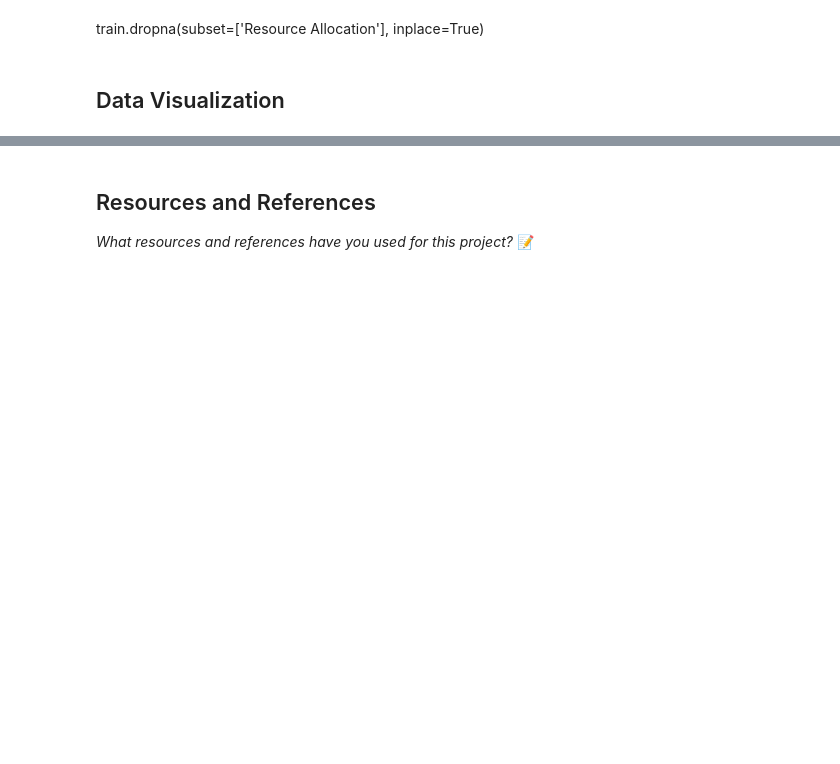
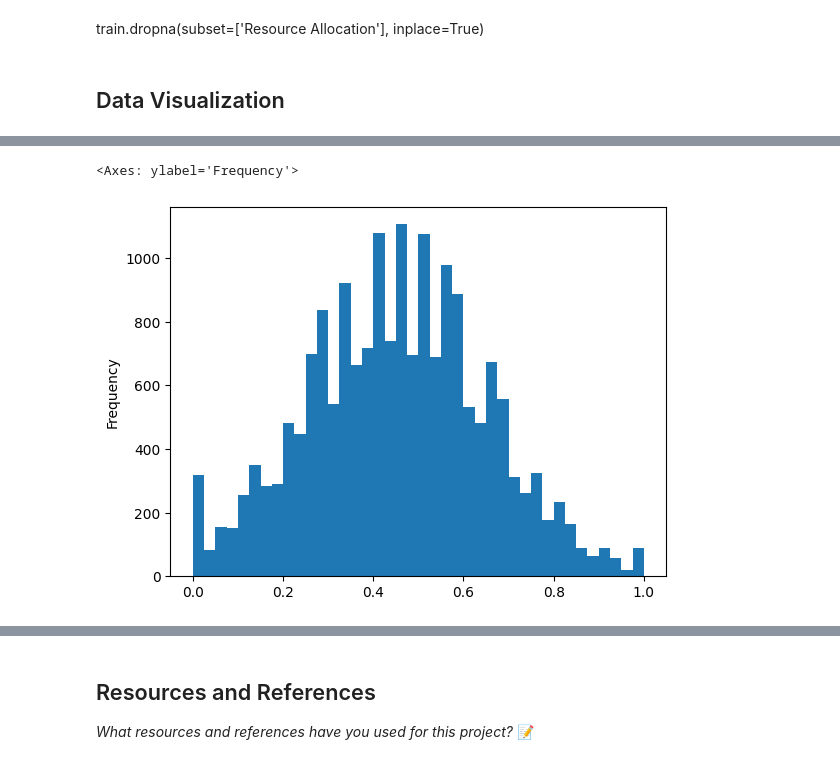
Before and after one commit to IT4063C-Fall24/final-project-cortesne, a Jupyter notebook: source.ipynb, the cells around one changed output, grey strips where cells are left out. Saved outputs shown, nothing was run; the diff lists cells and outputs as text; code cells hidden in the pictures; blank space fills up the shorter version.

Commit message:
Since I decided to change my topic, these are mostly just place holders for graphs; I plan on working on this more during the week to improve it.

```diff
--- a/source.ipynb
+++ b/source.ipynb
@@ -169,0 +152,6 @@ memory usage: 1.6+ MB
+# %%
+train['Burn Rate'].plot.hist(bins=40)
+##Since I am restarting my final, it is not super detailed yet. However, I plan to look at the burnout rate and see how they relate to other areas, such as the resource allocation and mental fatigure score.
+# %% [output]
+<Axes: ylabel='Frequency'>
+[figure, added]
```
Also changed, not shown: parts of 5 cells of this notebook.
